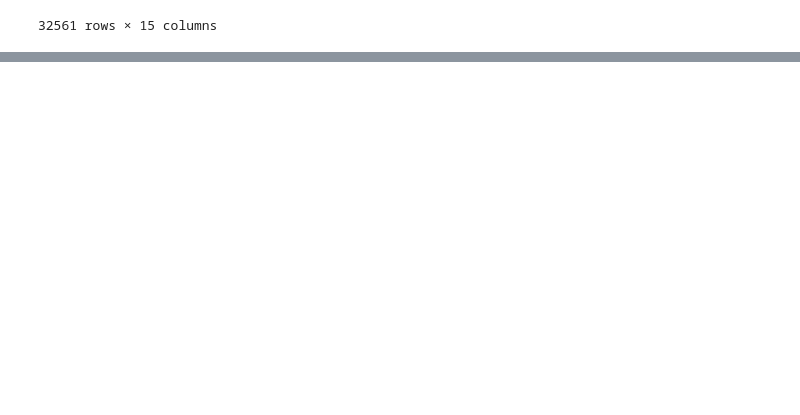
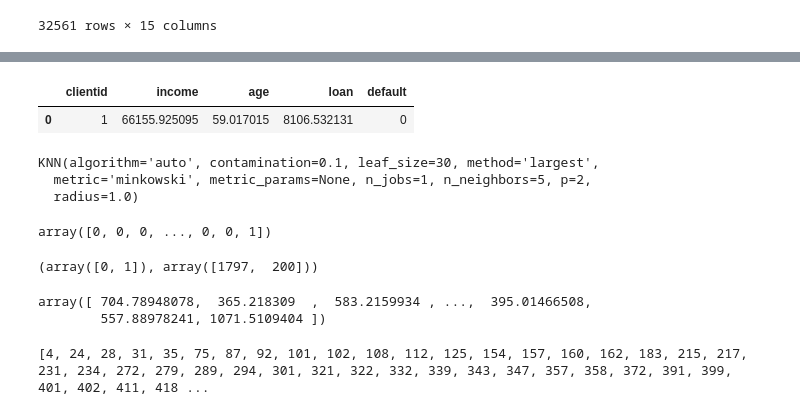
Before and after one commit to WallaceSantana79/CursoMachineLearning, a Jupyter notebook: Detecção_de_outliers.ipynb, the cells around one changed output, grey strips where cells are left out. Cells and saved outputs as stored; diff of their text form; code cells hidden in the pictures; blank space fills up the shorter version.

```diff
--- a/Detecção_de_outliers.ipynb
+++ b/Detecção_de_outliers.ipynb
@@ -120,0 +145,27 @@ grafico.show()
+# %%
+base_credit.head(1)
+# %% [output]
+|  | clientid | income | age | loan | default |
+| 0 | 1 | 66155.925095 | 59.017015 | 8106.532131 | 0 |
+# %%
+detector = KNN()
+detector.fit(base_credit.iloc[:,1:4])
+# %% [output]
+KNN(algorithm='auto', contamination=0.1, leaf_size=30, method='largest',
+  metric='minkowski', metric_params=None, n_jobs=1, n_neighbors=5, p=2,
+  radius=1.0)
+# %%
+previsoes = detector.labels_
+previsoes
+# %% [output]
+array([0, 0, 0, ..., 0, 0, 1])
+# %%
+np.unique(previsoes, return_counts = True)
+# %% [output]
+(array([0, 1]), array([1797,  200]))
+# %%
+confianca_previsoes = detector.decision_scores_
+confianca_previsoes
+# %% [output]
+array([ 704.78948078,  365.218309  ,  583.2159934 , ...,  395.01466508,
+        557.88978241, 1071.5109404 ])
@@ -120,0 +177,4 @@ grafico.show()
+# %%
+print(outliers)
+# %% [output]
+[4, 24, 28, 31, 35, 75, 87, 92, 101, 102, 108, 112, 125, 154, 157, 160, 162, 183, 215, 217, 231, 234, 272, 279, 289, 294, 301, 321, 322, 332, 339, 343, 347, 357, 358, 372, 391, 399, 401, 402, 411, 418 ...
```
Also changed, not shown: parts of 5 cells of this notebook.
